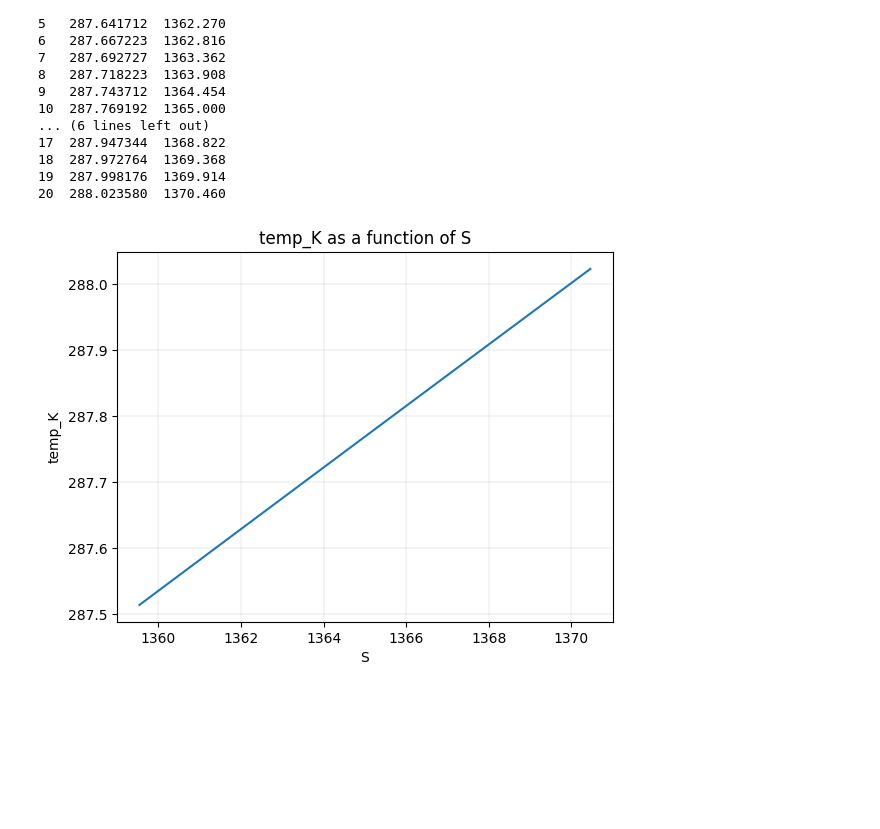
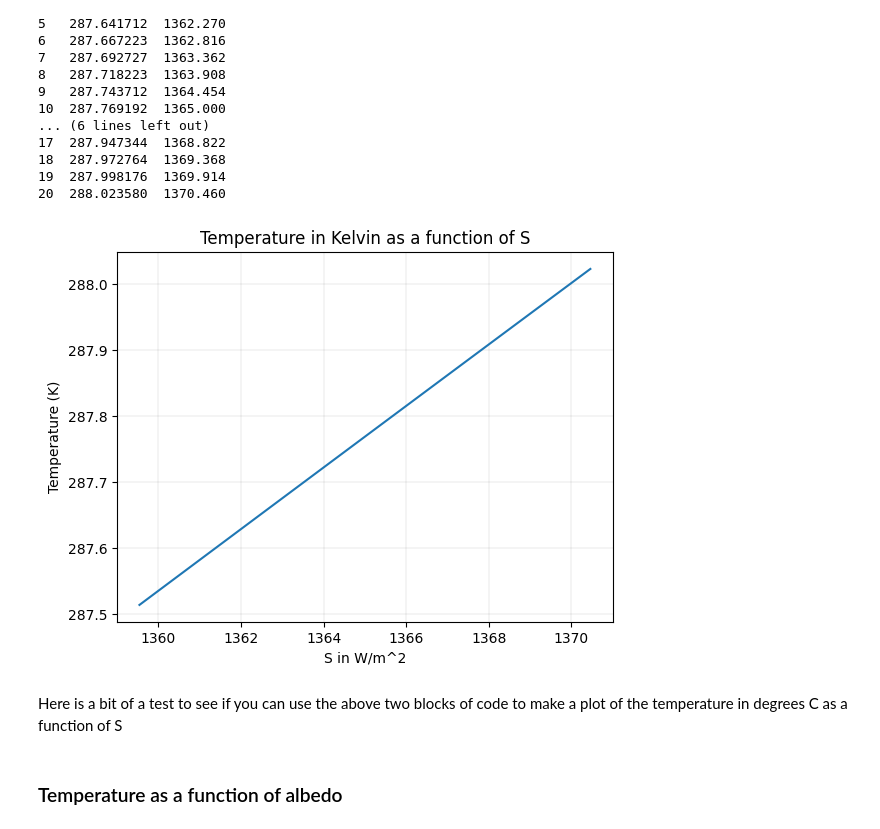
Before and after one commit to simon-m-mudd/physical_geography_practicals, a Jupyter notebook: physical_geography_climate_practical.ipynb, the cells around one changed output. Cells and saved outputs as stored; diff of their text form; code cells hidden in the pictures; blank space fills up the shorter version.

```diff
--- a/physical_geography_climate_practical.ipynb
+++ b/physical_geography_climate_practical.ipynb
@@ -190,15 +190,17 @@ print(df)
 # %%
 import seaborn as sns
 import matplotlib.pyplot as plt
 
 
 sns.lineplot(data=df, x="S", y="temp_K")
 
-plt.title('temp_K as a function of S')
-plt.xlabel('S')
-plt.ylabel('temp_K')
+plt.title('Temperature in Kelvin as a function of S')
+plt.xlabel('S in W/m^2')
+plt.ylabel('Temperature (K)')
 
 # Add grey boxes in the background
 plt.grid(color='grey', linestyle='-', linewidth=0.25, alpha=0.5)
 # %% [output]
-[figure, old version]
+[figure, new version]
+# %% [markdown]
+Here is a bit of a test to see if you can use the above two blocks of code to make a plot of the temperature in degrees C as a function of S
@@ -204,0 +213,2 @@ plt.grid(color='grey', linestyle='-', linewidth=0.25, alpha=0.5)
+# %% [markdown]
+### Temperature as a function of albedo
```
Also changed, not shown: parts of 12 cells of this notebook.
